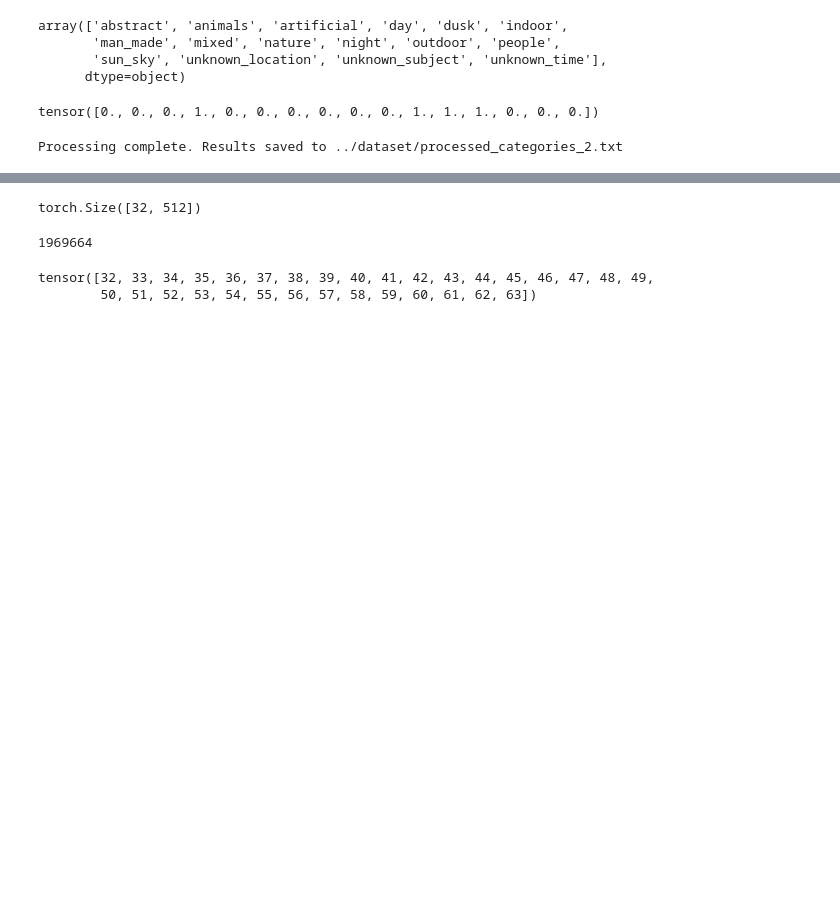
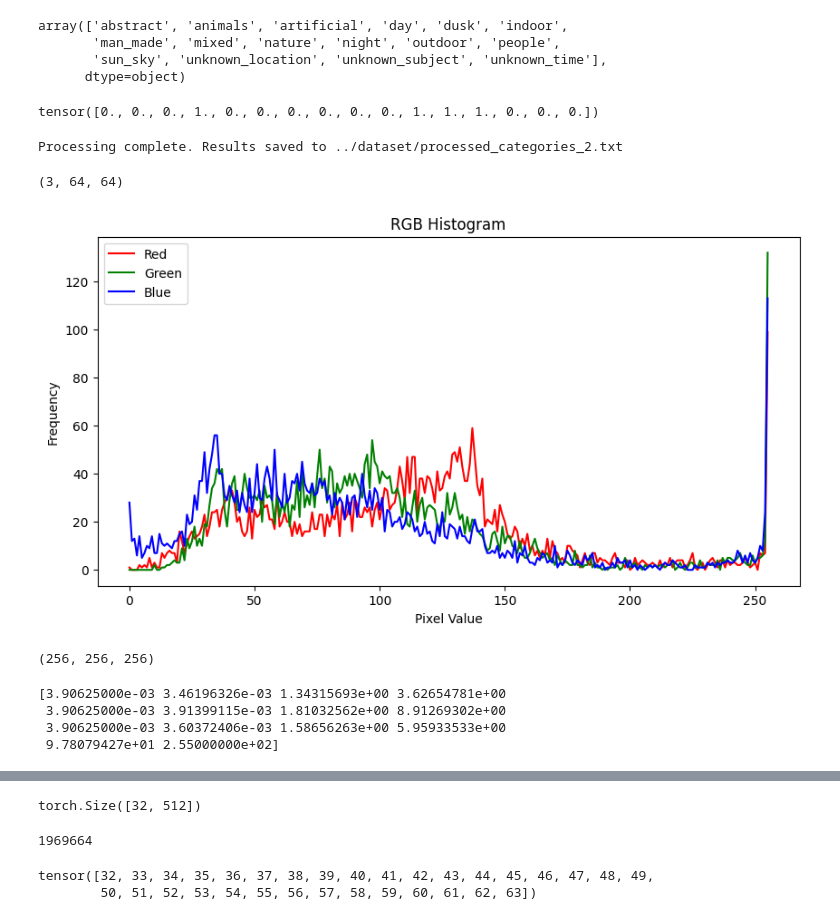
Before and after one commit to zakaria-narjis/ai-photo-enhancer, a Jupyter notebook: notebooks/test_txt_features.ipynb, the cells around one changed output, grey strips where cells are left out. Saved outputs shown, nothing was run; the diff lists cells and outputs as text; code cells hidden in the pictures; blank space fills up the shorter version.

```diff
--- a/notebooks/test_txt_features.ipynb
+++ b/notebooks/test_txt_features.ipynb
@@ -609,3 +609,82 @@ with open(output_file, 'w', newline='') as file:
 print(f"Processing complete. Results saved to {output_file}")
 # %% [output]
 Processing complete. Results saved to ../dataset/processed_categories_2.txt
+# %%
+img.numpy().shape
+# %% [output]
+(3, 64, 64)
+# %%
+def compute_and_display_histogram(img_rgb):
+    # Read the image
+
+
+    # Compute histograms for each channel
+    hist_r = cv2.calcHist([img_rgb], [0], None, [256], [0, 256])
+    hist_g = cv2.calcHist([img_rgb], [1], None, [256], [0, 256])
+    hist_b = cv2.calcHist([img_rgb], [2], None, [256], [0, 256])
+
+    # Plot the histograms
+    plt.figure(figsize=(10, 5))
+    plt.title("RGB Histogram")
+    plt.xlabel("Pixel Value")
+    plt.ylabel("Frequency")
+
+    plt.plot(hist_r, color='red', label='Red')
+    plt.plot(hist_g, color='green', label='Green')
+    plt.plot(hist_b, color='blue', label='Blue')
+
+    plt.legend()
+    plt.show()
+
+# Use the function'path/to/your/image.jpg'
+compute_and_display_histogram(img.permute(1,2,0).numpy())
+# %% [output]
+[figure, added]
+# %%
+import cv2
+img = dataset[0][0]
+cv2.calcHist([img.permute(1,2,0).numpy()], [0,1,2], None, [256,256,256], [0,256,0,256,0,256]).shape
+# %% [output]
+(256, 256, 256)
+# %%
+import cv2
+import numpy as np
+
+def extract_color_features(image_path):
+    # Read the image
+    img_rgb =image_path
+
+    # Compute histograms
+    hist_r = cv2.calcHist([img_rgb], [0], None, [256], [0, 256])
+    hist_g = cv2.calcHist([img_rgb], [1], None, [256], [0, 256])
+    hist_b = cv2.calcHist([img_rgb], [2], None, [256], [0, 256])
+
+    # Normalize histograms
+    hist_r = hist_r / hist_r.sum()
+    hist_g = hist_g / hist_g.sum()
+    hist_b = hist_b / hist_b.sum()
+
+    # Compute features
+    features = []
+    for hist in [hist_r, hist_g, hist_b]:
+        mean = np.mean(hist)
+        std = np.std(hist)
+        skew = np.mean(((hist - mean) / std) ** 3) if std != 0 else 0
+        kurtosis = np.mean(((hist - mean) / std) ** 4) - 3 if std != 0 else -3
+        features.extend([mean, std, skew, kurtosis])
+
+    # Add more features
+    brightness = np.mean(img_rgb)
+    contrast = np.max(img_rgb) - np.min(img_rgb)
+    features.extend([brightness, contrast])
+
+    return np.array(features)
+
+# Use the function
+features = extract_color_features(img.permute(1,2,0).numpy())
+print(features)
+# %% [output]
+[3.90625000e-03 3.46196326e-03 1.34315693e+00 3.62654781e+00
+ 3.90625000e-03 3.91399115e-03 1.81032562e+00 8.91269302e+00
+ 3.90625000e-03 3.60372406e-03 1.58656263e+00 5.95933533e+00
+ 9.78079427e+01 2.55000000e+02]
```
Also changed, not shown: parts of 7 cells of this notebook.
